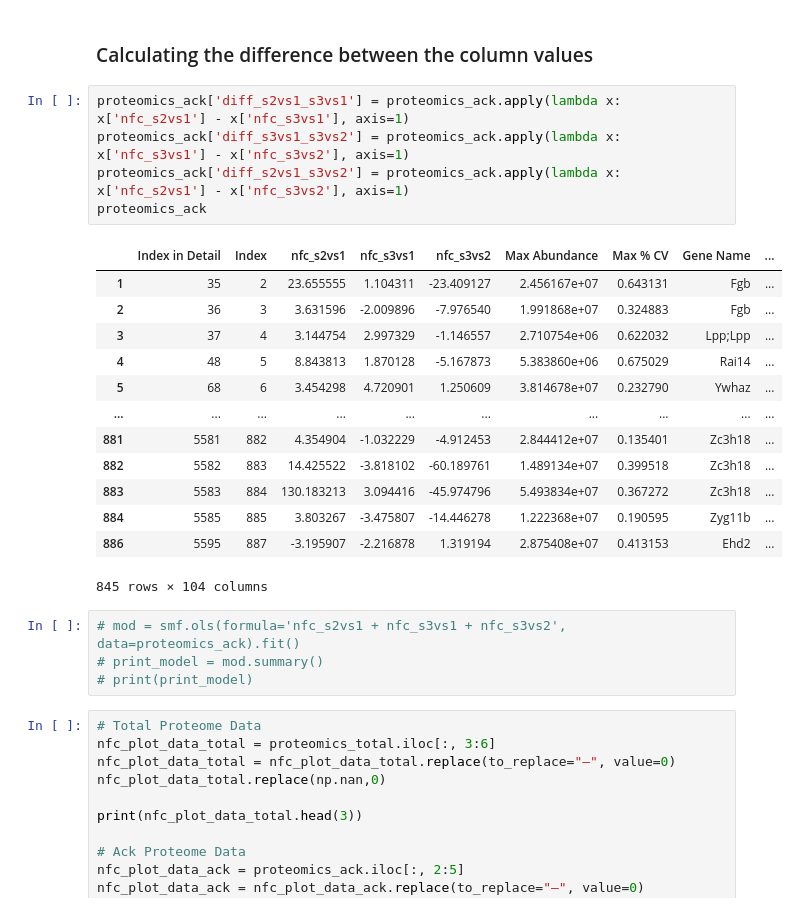
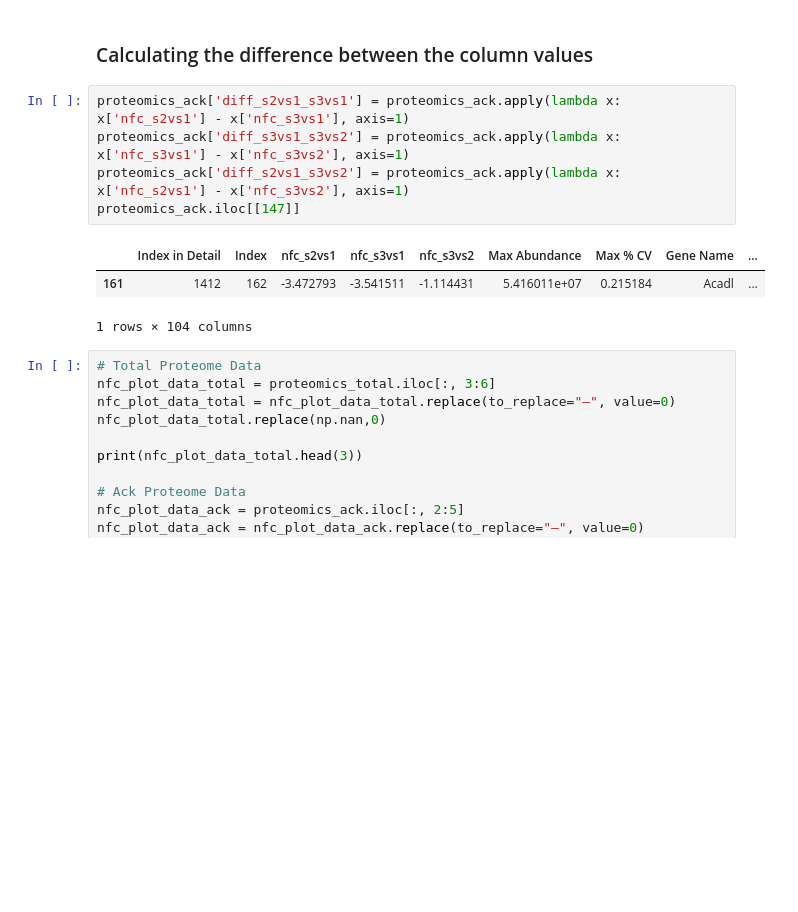
Before and after one commit to KyraGriffin/bmsip_internship_seta, a Jupyter notebook: protein_isolation.ipynb, the cells around one changed output. Saved outputs shown, nothing was run; the diff lists cells and outputs as text; blank space fills up the shorter version.

```diff
--- a/protein_isolation.ipynb
+++ b/protein_isolation.ipynb
@@ -316,26 +316,12 @@ proteomics_ack.replace(np.nan,0)
 # %%
 proteomics_ack['diff_s2vs1_s3vs1'] = proteomics_ack.apply(lambda x: x['nfc_s2vs1'] - x['nfc_s3vs1'], axis=1)
 proteomics_ack['diff_s3vs1_s3vs2'] = proteomics_ack.apply(lambda x: x['nfc_s3vs1'] - x['nfc_s3vs2'], axis=1)
 proteomics_ack['diff_s2vs1_s3vs2'] = proteomics_ack.apply(lambda x: x['nfc_s2vs1'] - x['nfc_s3vs2'], axis=1)
-proteomics_ack
+proteomics_ack.iloc[[147]]
 # %% [output]
 |  | Index in Detail | Index | nfc_s2vs1 | nfc_s3vs1 | nfc_s3vs2 | Max Abundance | Max % CV | Gene Name | ... |
-| 1 | 35 | 2 | 23.655555 | 1.104311 | -23.409127 | 2.456167e+07 | 0.643131 | Fgb | ... |
-| 2 | 36 | 3 | 3.631596 | -2.009896 | -7.976540 | 1.991868e+07 | 0.324883 | Fgb | ... |
-| 3 | 37 | 4 | 3.144754 | 2.997329 | -1.146557 | 2.710754e+06 | 0.622032 | Lpp;Lpp | ... |
-| 4 | 48 | 5 | 8.843813 | 1.870128 | -5.167873 | 5.383860e+06 | 0.675029 | Rai14 | ... |
-| 5 | 68 | 6 | 3.454298 | 4.720901 | 1.250609 | 3.814678e+07 | 0.232790 | Ywhaz | ... |
-| ... | ... | ... | ... | ... | ... | ... | ... | ... | ... |
-| 881 | 5581 | 882 | 4.354904 | -1.032229 | -4.912453 | 2.844412e+07 | 0.135401 | Zc3h18 | ... |
-| 882 | 5582 | 883 | 14.425522 | -3.818102 | -60.189761 | 1.489134e+07 | 0.399518 | Zc3h18 | ... |
-| 883 | 5583 | 884 | 130.183213 | 3.094416 | -45.974796 | 5.493834e+07 | 0.367272 | Zc3h18 | ... |
-| 884 | 5585 | 885 | 3.803267 | -3.475807 | -14.446278 | 1.222368e+07 | 0.190595 | Zyg11b | ... |
-| 886 | 5595 | 887 | -3.195907 | -2.216878 | 1.319194 | 2.875408e+07 | 0.413153 | Ehd2 | ... |
+| 161 | 1412 | 162 | -3.472793 | -3.541511 | -1.114431 | 5.416011e+07 | 0.215184 | Acadl | ... |
-845 rows × 104 columns
+1 rows × 104 columns
-# %%
-# mod = smf.ols(formula='nfc_s2vs1 + nfc_s3vs1 + nfc_s3vs2', data=proteomics_ack).fit()
-# print_model = mod.summary()
-# print(print_model)
 # %%
 # Total Proteome Data
 nfc_plot_data_total = proteomics_total.iloc[:, 3:6]
```
Also changed, not shown: parts of 11 cells of this notebook.
